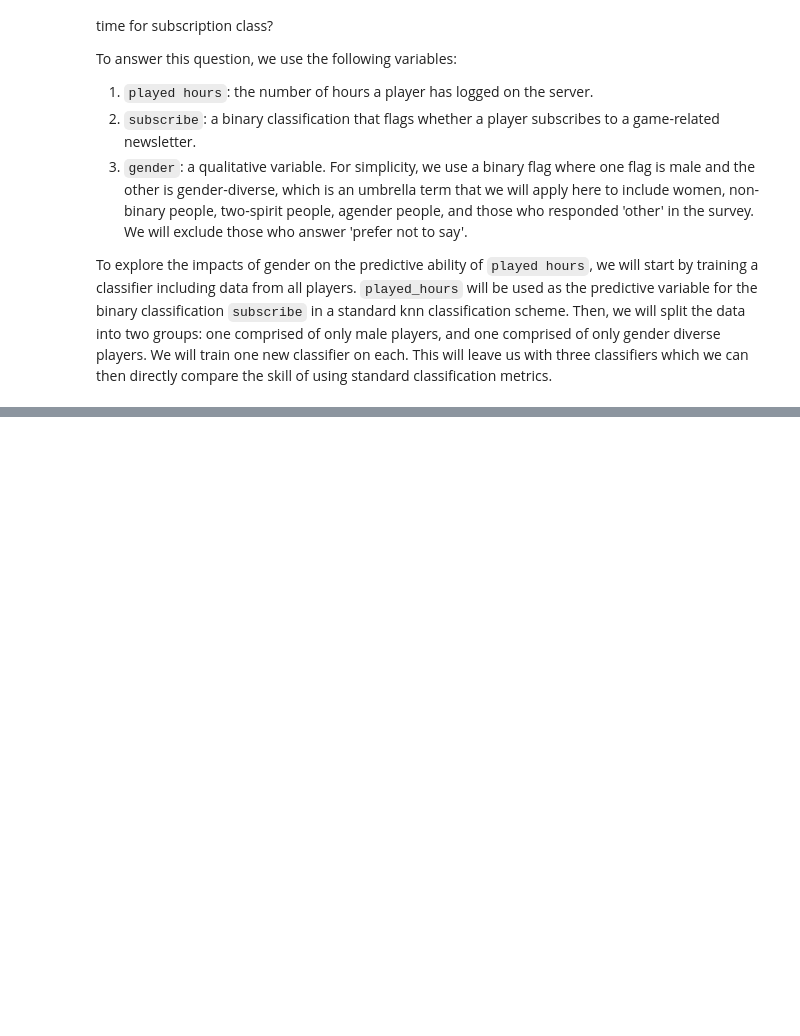
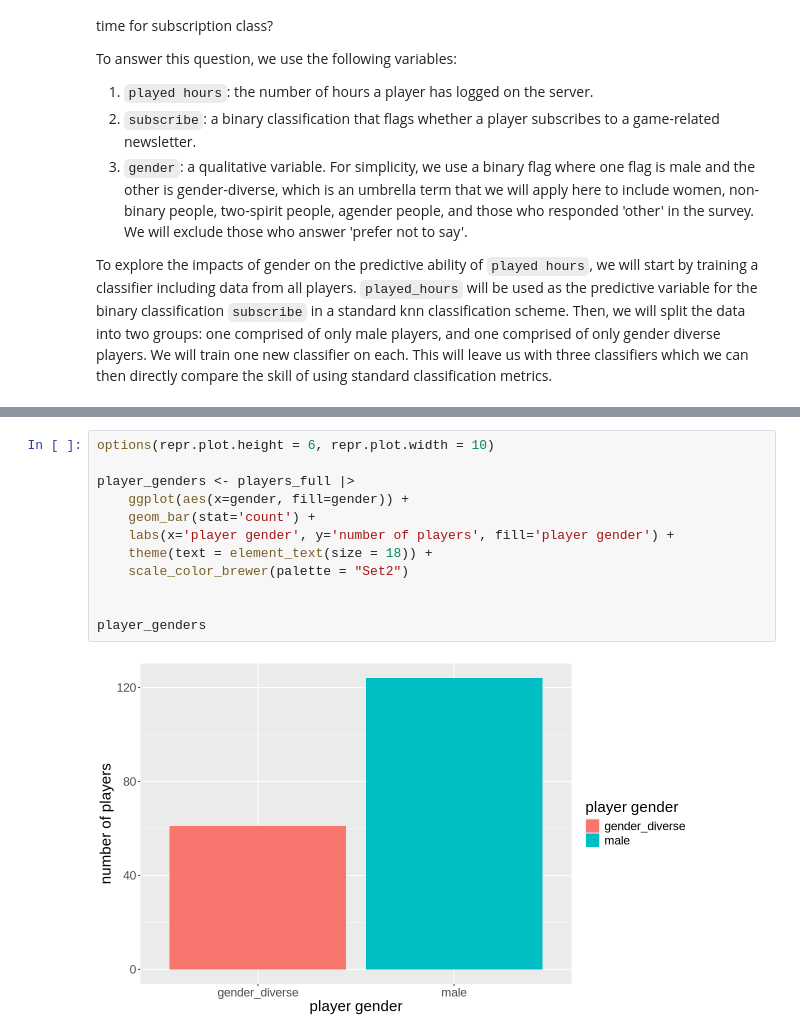
Before and after one commit to kathleenramsey/dsci100_group23, a Jupyter notebook: FINAL_PROJECT_23.ipynb, the cells around one changed output, grey strips where cells are left out. Cells and saved outputs as stored; diff of their text form; blank space fills up the shorter version.

```diff
--- a/FINAL_PROJECT_23.ipynb
+++ b/FINAL_PROJECT_23.ipynb
@@ -29,0 +101,14 @@ players
+# %%
+options(repr.plot.height = 6, repr.plot.width = 10)
+
+player_genders <- players_full |>
+    ggplot(aes(x=gender, fill=gender)) +
+    geom_bar(stat='count') +
+    labs(x='player gender', y='number of players', fill='player gender') +
+    theme(text = element_text(size = 18)) +
+    scale_color_brewer(palette = "Set2")
+
+
+player_genders
+# %% [output]
+[figure, added]
```
Also changed, not shown: parts of 9 cells of this notebook, 1 other file.
